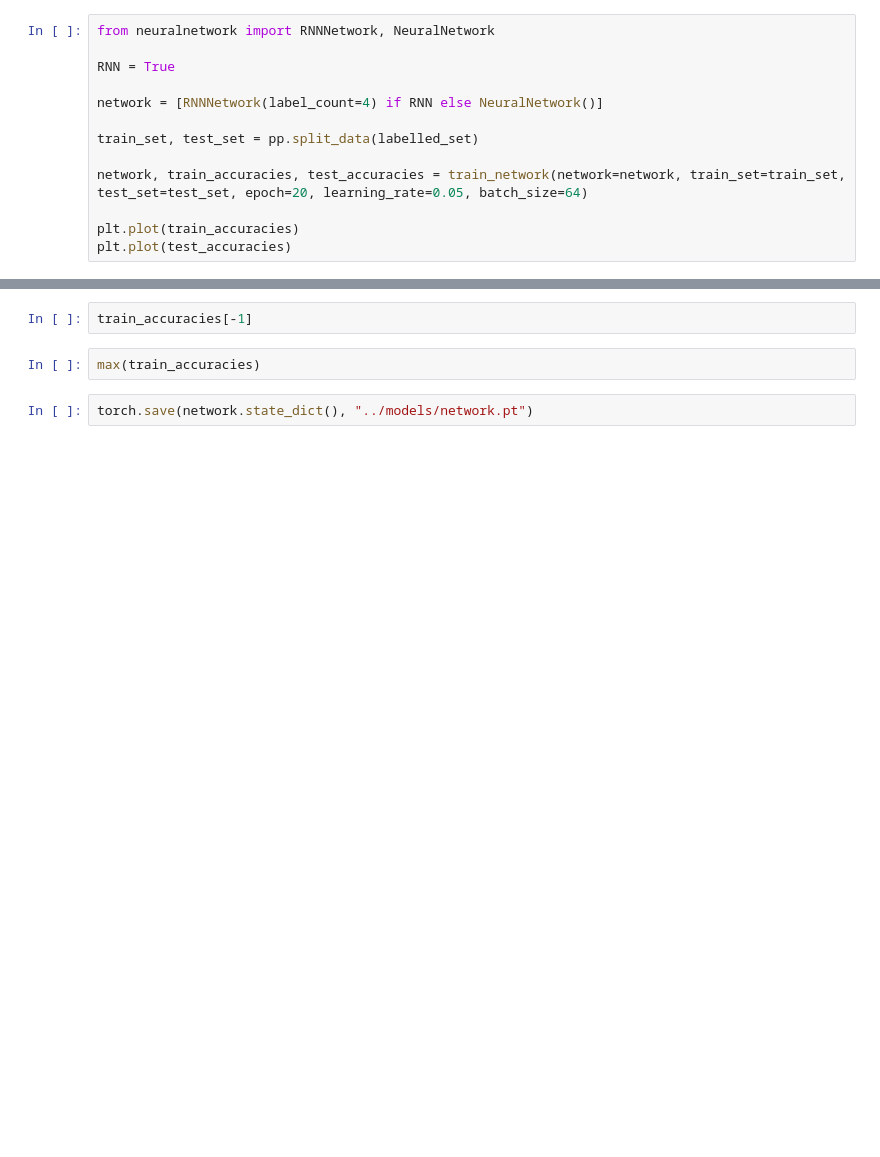
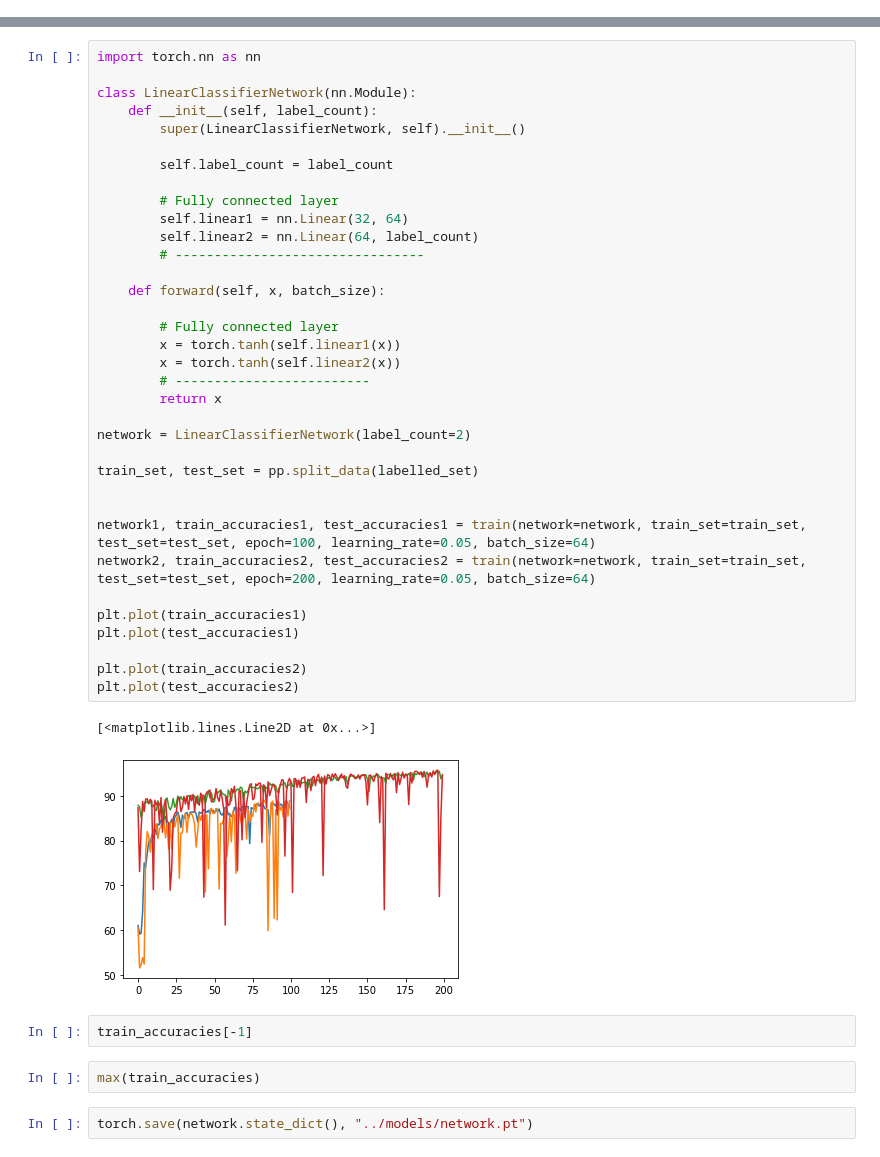
Before and after one commit to PoCInnovation/MindGame, a Jupyter notebook: src/eeg.ipynb, the cells around one changed output, grey strips where cells are left out. Cells and saved outputs as stored; diff of their text form; blank space fills up the shorter version.

Commit message:
:adhesive_bandage: new input management strategy + simpler linear neural network implemented

```diff
--- a/src/eeg.ipynb
+++ b/src/eeg.ipynb
@@ -36,15 +65,2 @@ from load_data import load_dataset
 
 dataset = load_dataset("../models/focusdata.csv")
-# %%
-from neuralnetwork import RNNNetwork, NeuralNetwork
-
-RNN = True
-
-network = [RNNNetwork(label_count=4) if RNN else NeuralNetwork()]
-
-train_set, test_set = pp.split_data(labelled_set)
-
-network, train_accuracies, test_accuracies = train_network(network=network, train_set=train_set, test_set=test_set, epoch=20, learning_rate=0.05, batch_size=64)
-
-plt.plot(train_accuracies)
-plt.plot(test_accuracies)
@@ -53,3 +109,41 @@ Clearly, there is no reason to go beyond 20 epochs: the model trains very well r
+# %%
+import torch.nn as nn
+
+class LinearClassifierNetwork(nn.Module):
+    def __init__(self, label_count):
+        super(LinearClassifierNetwork, self).__init__()
+
+        self.label_count = label_count
+
+        # Fully connected layer
+        self.linear1 = nn.Linear(32, 64)
+        self.linear2 = nn.Linear(64, label_count)
+        # --------------------------------
+
+    def forward(self, x, batch_size):
+
+        # Fully connected layer
+        x = torch.tanh(self.linear1(x))
+        x = torch.tanh(self.linear2(x))
+        # -------------------------
+        return x
+
+network = LinearClassifierNetwork(label_count=2)
+
+train_set, test_set = pp.split_data(labelled_set)
+
+
+network1, train_accuracies1, test_accuracies1 = train(network=network, train_set=train_set, test_set=test_set, epoch=100, learning_rate=0.05, batch_size=64)
+network2, train_accuracies2, test_accuracies2 = train(network=network, train_set=train_set, test_set=test_set, epoch=200, learning_rate=0.05, batch_size=64)
+
+plt.plot(train_accuracies1)
+plt.plot(test_accuracies1)
+
+plt.plot(train_accuracies2)
+plt.plot(test_accuracies2)
+# %% [output]
+[<matplotlib.lines.Line2D at 0x...>]
+[figure, added]
 # %%
 train_accuracies[-1]
 # %%
```
Also changed, not shown: parts of 7 cells of this notebook, 3 other files.
